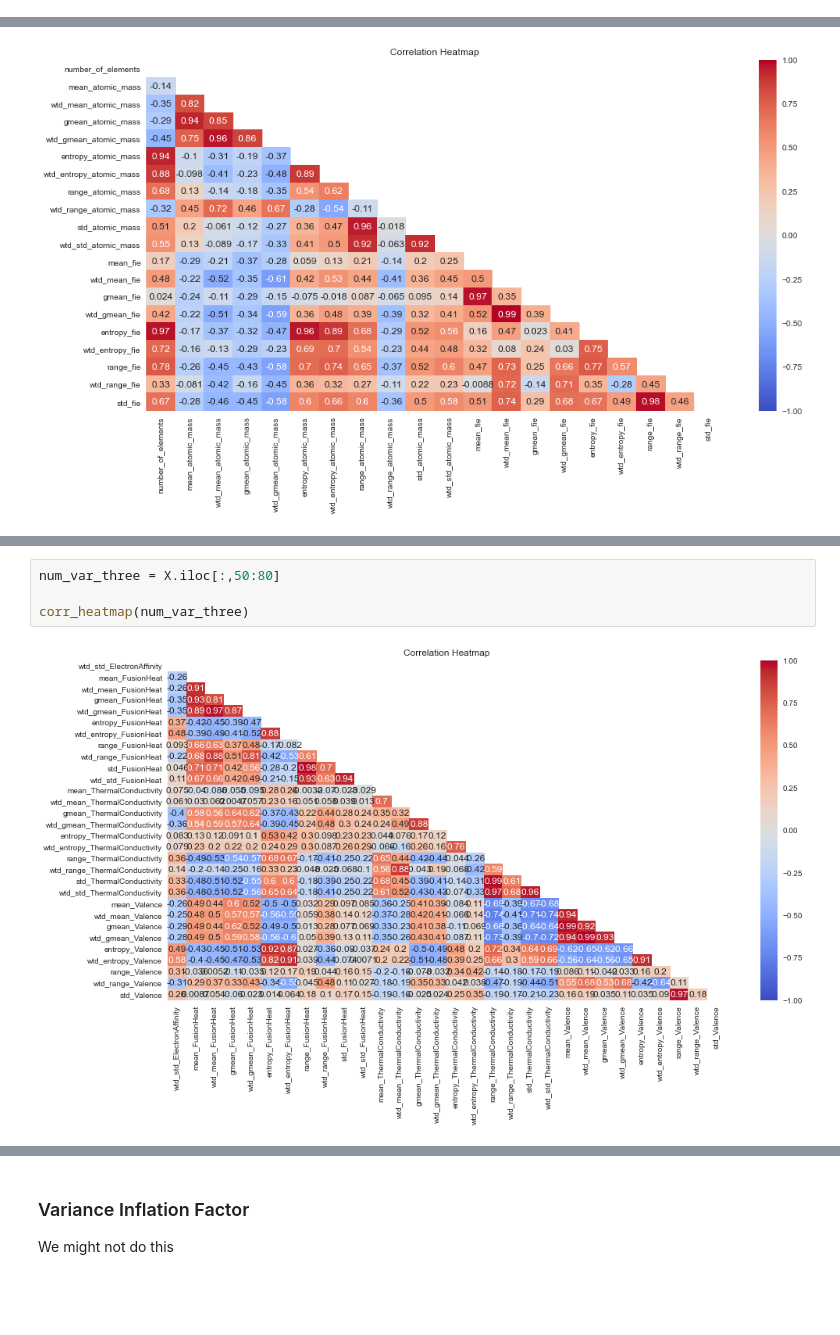
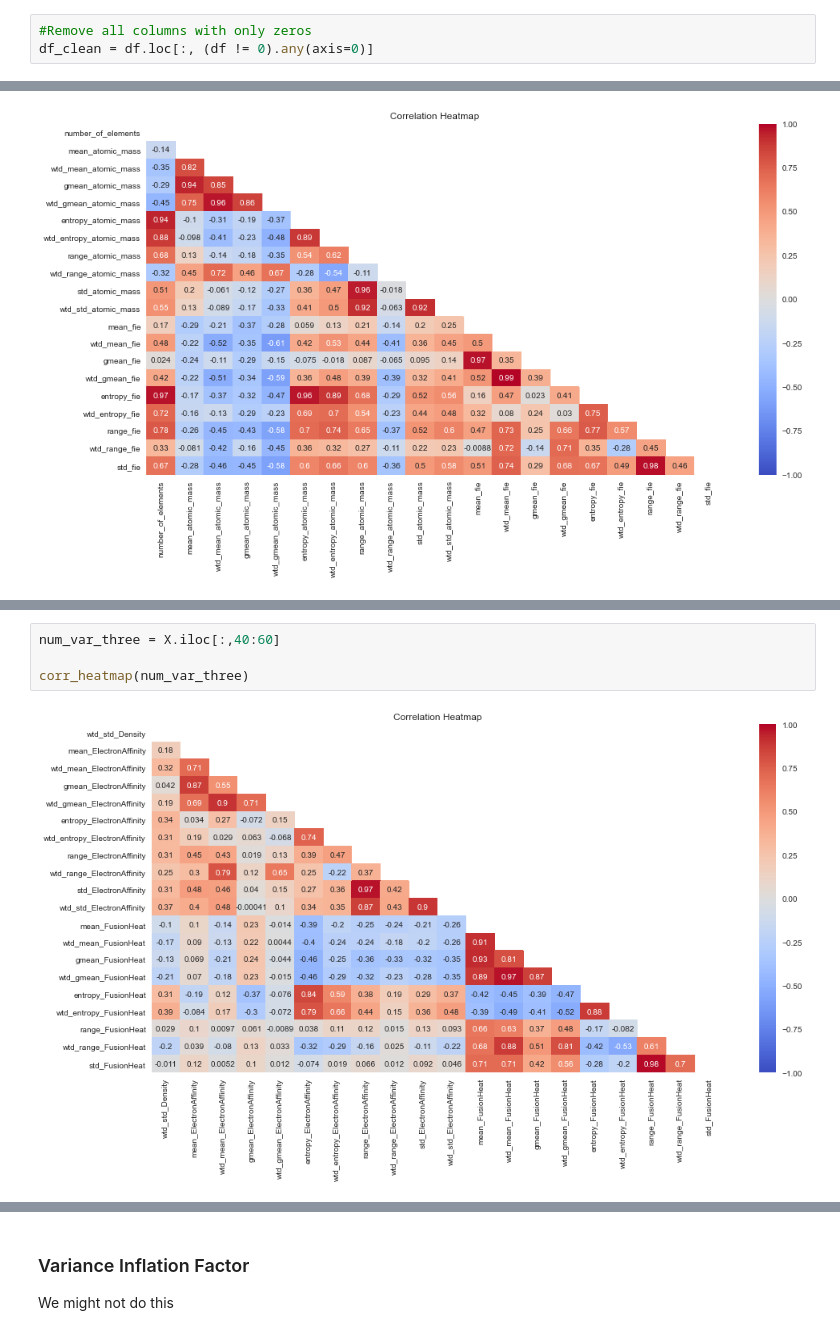
Before and after one commit to rajeshsk/QTW, a Jupyter notebook: CaseStudy1/noteBooks/Kris_updated_CaseStudy1_LinearRegression-Copy3.ipynb, the cells around one changed output, grey strips where cells are left out. Saved outputs shown, nothing was run; the diff lists cells and outputs as text; blank space fills up the shorter version.

```diff
--- a/CaseStudy1/noteBooks/Kris_updated_CaseStudy1_LinearRegression-Copy3.ipynb
+++ b/CaseStudy1/noteBooks/Kris_updated_CaseStudy1_LinearRegression-Copy3.ipynb
@@ -303,3 +263,6 @@ df_clean=df_clean.drop(['material'],axis=1)
+# %%
+#Remove all columns with only zeros
+df_clean = df.loc[:, (df != 0).any(axis=0)]
 # %%
 df_clean.head()
 # %% [output]
@@ -346,6 +339,6 @@ corr_heatmap(num_var_two)
 # %%
-num_var_three = X.iloc[:,50:80]
+num_var_three = X.iloc[:,40:60]
 
 corr_heatmap(num_var_three)
 # %% [output]
-[figure, old version]
+[figure, new version]
```
Also changed, not shown: parts of 70 cells of this notebook.
